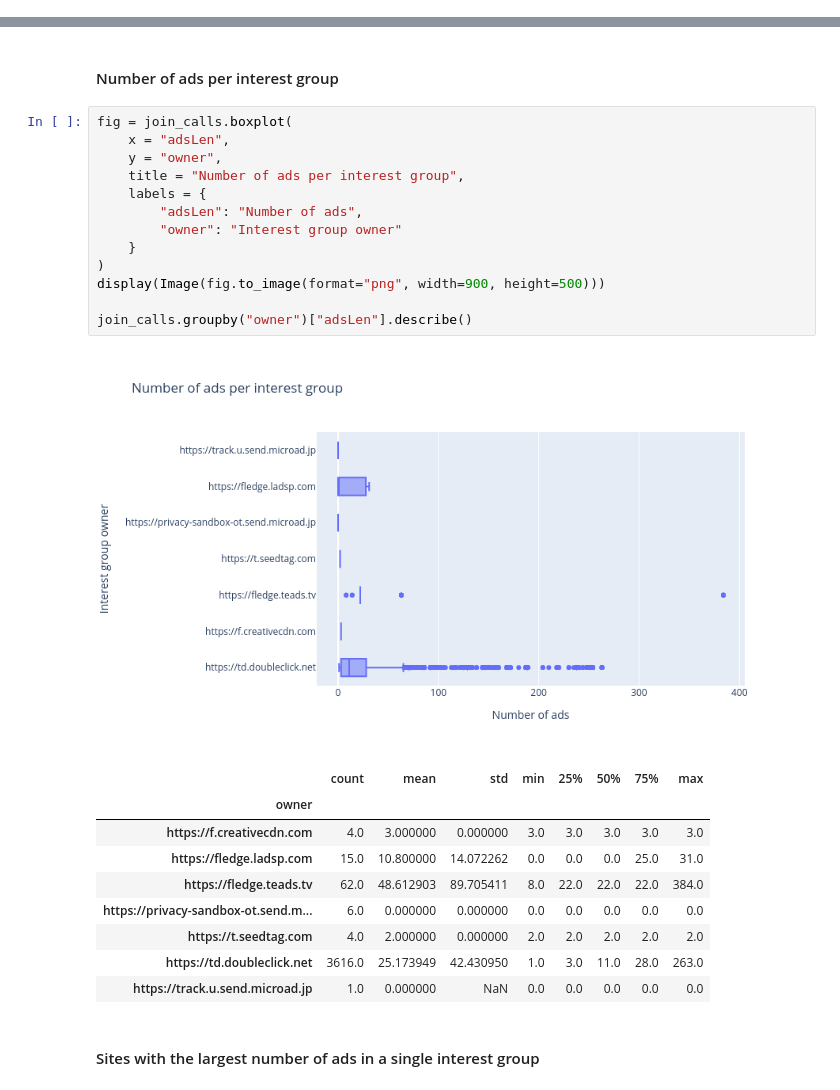
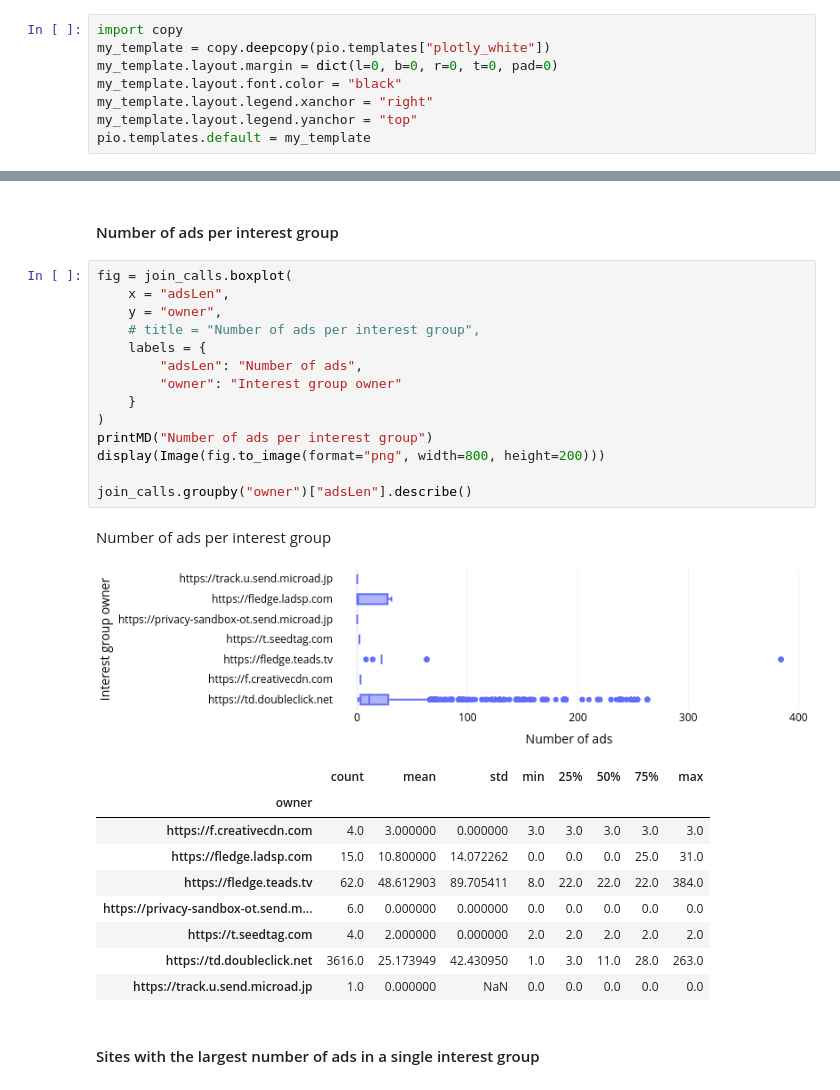
Before and after one commit to MichielP1807/tracker-radar-collector, a Jupyter notebook: post-processing/analysis.ipynb, the cells around one changed output, grey strips where cells are left out. Saved outputs shown, nothing was run; the diff lists cells and outputs as text.

```diff
--- a/post-processing/analysis.ipynb
+++ b/post-processing/analysis.ipynb
@@ -14,5 +19,13 @@ pd.options.plotting.backend = "plotly"
 def printMD(txt):
     display_markdown(txt, raw=True)
+# %%
+import copy
+my_template = copy.deepcopy(pio.templates["plotly_white"])
+my_template.layout.margin = dict(l=0, b=0, r=0, t=0, pad=0)
+my_template.layout.font.color = "black"
+my_template.layout.legend.xanchor = "right"
+my_template.layout.legend.yanchor = "top"
+pio.templates.default = my_template
 # %% [markdown]
 ## Load crawl data from JSON files
 # %%
@@ -466,18 +576,20 @@ Name: arguments, dtype: int64
 # %%
 fig = join_calls.boxplot(
     x = "adsLen",
     y = "owner",
-    title = "Number of ads per interest group",
+    # title = "Number of ads per interest group",
     labels = {
         "adsLen": "Number of ads",
         "owner": "Interest group owner"
     }
 )
-display(Image(fig.to_image(format="png", width=900, height=500)))
+printMD("Number of ads per interest group")
+display(Image(fig.to_image(format="png", width=800, height=200)))
 
 join_calls.groupby("owner")["adsLen"].describe()
 # %% [output]
+Number of ads per interest group
-[figure, old version]
+[figure, new version]
 |  | count | mean | std | min | 25% | 50% | 75% | max |
 | owner |  |  |  |  |  |  |  |  |
 | https://f.creativecdn.com | 4.0 | 3.000000 | 0.000000 | 3.0 | 3.0 | 3.0 | 3.0 | 3.0 |
```
Also changed, not shown: parts of 17 cells of this notebook.
